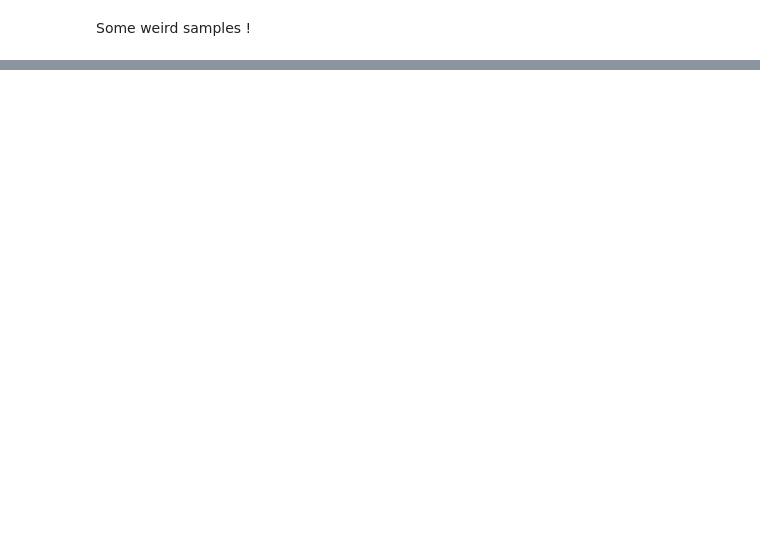
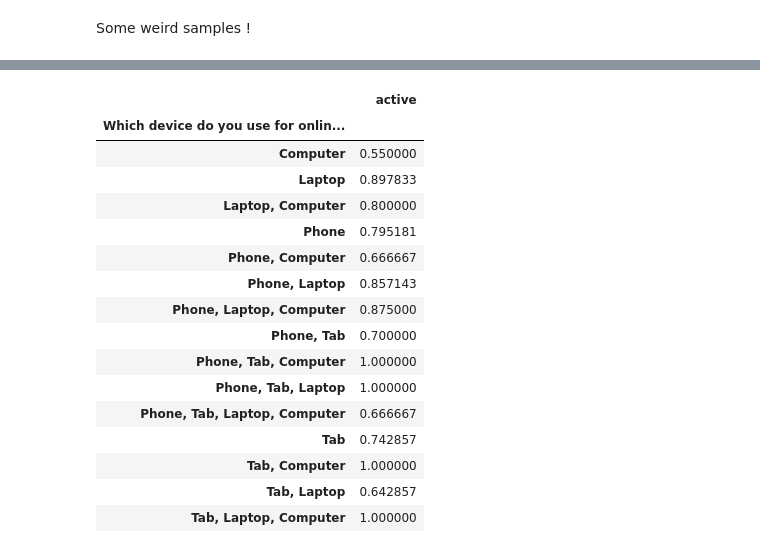
Before and after one commit to AhmadArrabi/Data-Analysis-Online-Learning-Survey, a Jupyter notebook: students_survey_analysis.ipynb, the cells around one changed output, grey strips where cells are left out. Cells and saved outputs as stored; diff of their text form; code cells hidden in the pictures; blank space fills up the shorter version.

```diff
--- a/students_survey_analysis.ipynb
+++ b/students_survey_analysis.ipynb
@@ -386,0 +407,20 @@ online_students.loc[(online_students['active'] == False)&
+# %%
+survey.groupby('Which device do you use for online classes?').mean()
+# %% [output]
+|  | active |
+| Which device do you use for onlin... |  |
+| Computer | 0.550000 |
+| Laptop | 0.897833 |
+| Laptop, Computer | 0.800000 |
+| Phone | 0.795181 |
+| Phone, Computer | 0.666667 |
+| Phone, Laptop | 0.857143 |
+| Phone, Laptop, Computer | 0.875000 |
+| Phone, Tab | 0.700000 |
+| Phone, Tab, Computer | 1.000000 |
+| Phone, Tab, Laptop | 1.000000 |
+| Phone, Tab, Laptop, Computer | 0.666667 |
+| Tab | 0.742857 |
+| Tab, Computer | 1.000000 |
+| Tab, Laptop | 0.642857 |
+| Tab, Laptop, Computer | 1.000000 |
```
Also changed, not shown: parts of 13 cells of this notebook.
